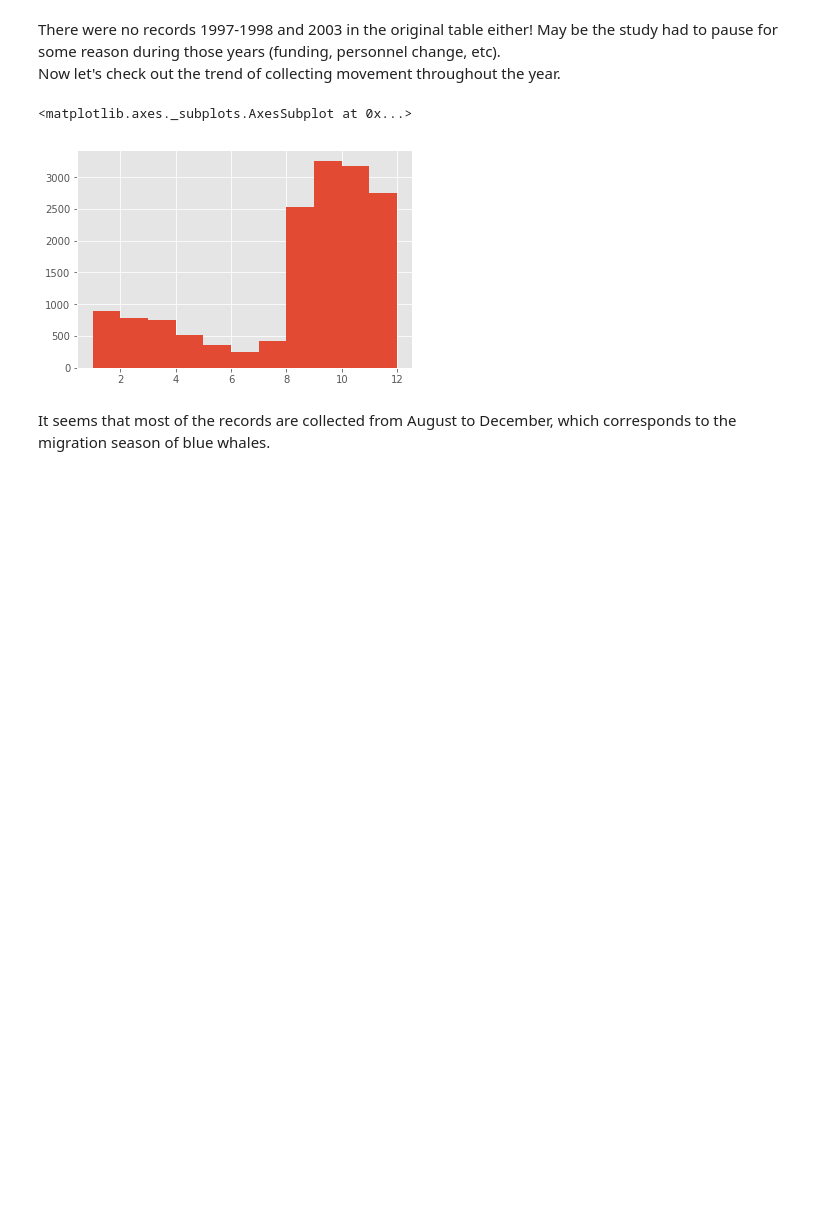
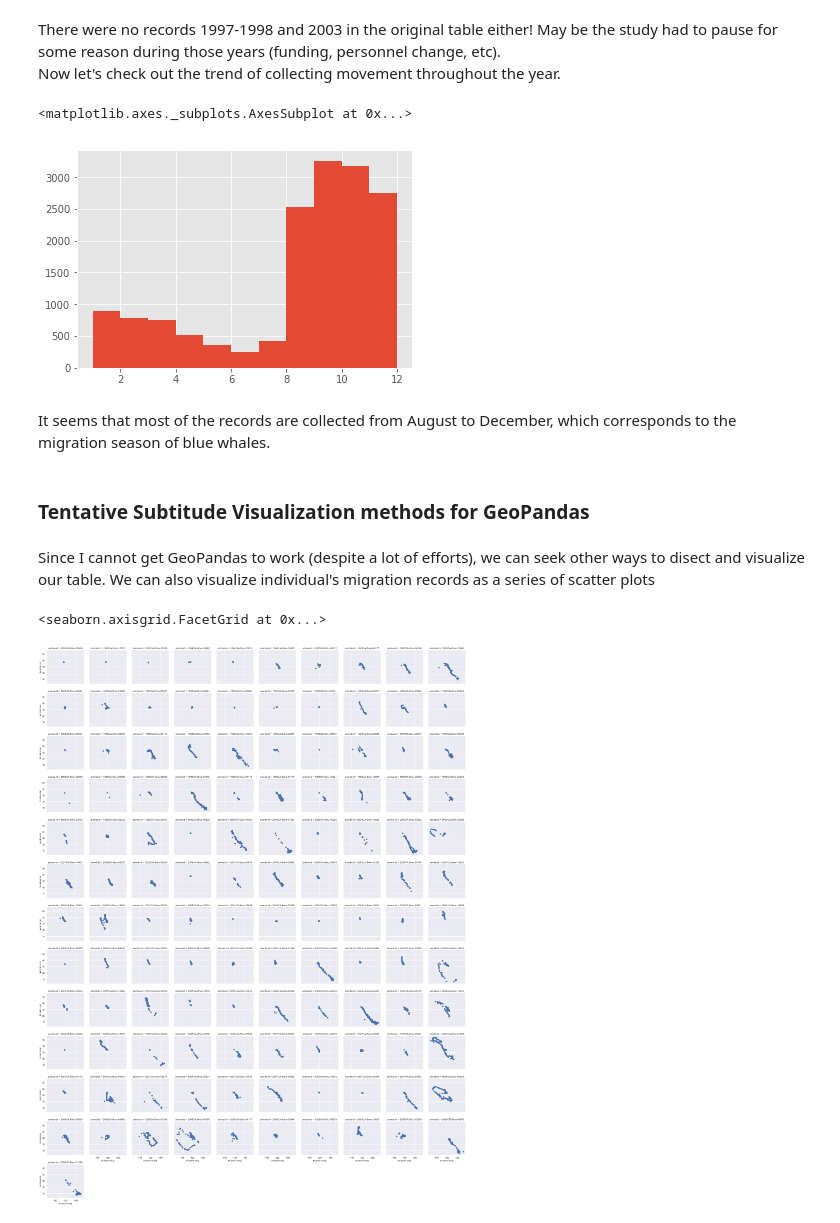
Before and after one commit to gigglypear/movebank_explore, a Jupyter notebook: code/Movebank Data Analysis Attempt.ipynb, the cells around one changed output. Drawn from its saved outputs; the diff is of its cells as text; code cells hidden in the pictures; blank space fills up the shorter version.

```diff
--- a/code/Movebank Data Analysis Attempt.ipynb
+++ b/code/Movebank Data Analysis Attempt.ipynb
@@ -419,3 +415,16 @@ whale_clean['timestamp'].dt.month.hist(bins = range(1,13,1))
 [figure]
 # %% [markdown]
 It seems that most of the records are collected from August to December, which corresponds to the migration season of blue whales.
+# %% [markdown]
+### Tentative Subtitude Visualization methods for GeoPandas
+# %% [markdown]
+Since I cannot get GeoPandas to work (despite a lot of efforts), we can seek other ways to disect and visualize our table. We can also visualize individual's migration records as a series of scatter plots
+# %%
+import seaborn as sns
+sns.set(style="darkgrid")
+# %%
+id_grid = sns.FacetGrid(whale_clean, col="animal-id", col_wrap=10)
+id_grid.map(plt.scatter, "location-long", "location-lat")
+# %% [output]
+<seaborn.axisgrid.FacetGrid at 0x...>
+[figure, added]
```
Also changed, not shown: parts of 7 cells of this notebook, 1 other file.
